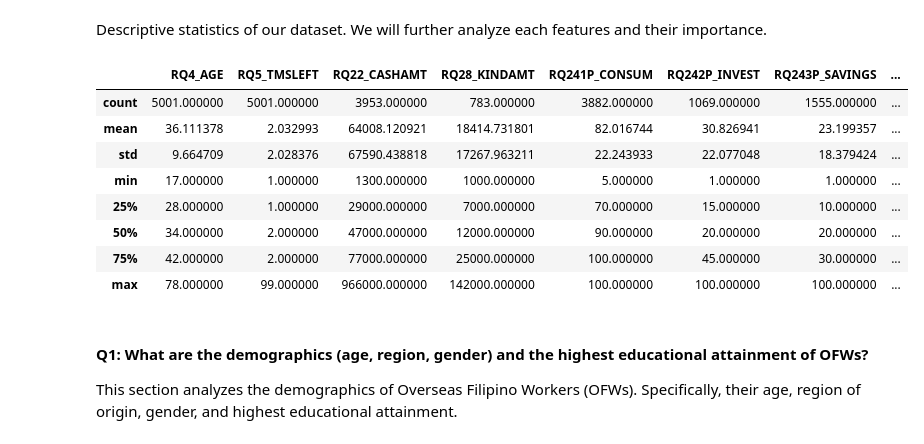
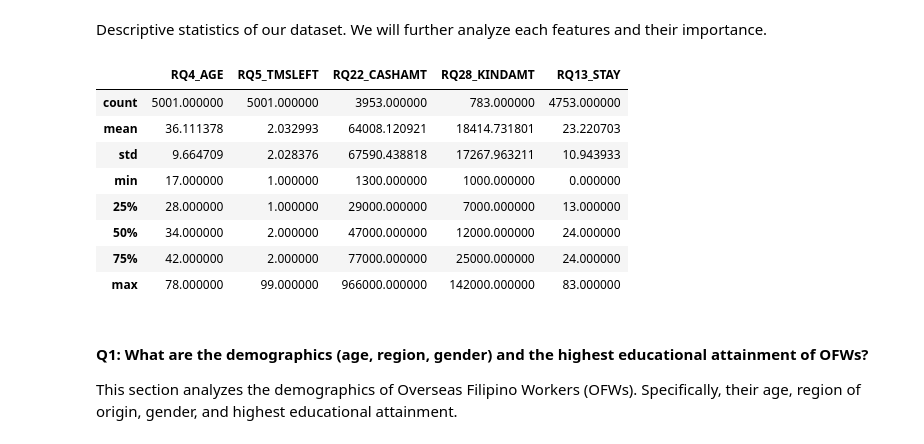
Before and after one commit to almiravelas/CSMODEL, a Jupyter notebook: Phase1_cy.ipynb, the cells around one changed output. Cells and saved outputs as stored; diff of their text form; code cells hidden in the pictures.

```diff
--- a/Phase1_cy.ipynb
+++ b/Phase1_cy.ipynb
@@ -306,6 +335,7 @@ Boolean values are also encoded as an integer, most of them using values of 1 fo
 # convert values to a bool
 data["RQ14_INDWORK"] = data["RQ14_INDWORK"].map({1: 1, 2: 0}).astype("boolean")
 data["RQ17_RET"] = data["RQ17_RET"].map({1: 1, 2: 0, 9: 0}).astype("boolean")
+data["RQ21_CASHREM"] = data["RQ21_CASHREM"].map({1: 1, 2: 0}).astype("boolean")
 data["RQ25_RET6MOS"] = data["RQ25_RET6MOS"].map({1: 1, 2: 0}).astype("boolean")
 data["RP6M_IND"] = data["RP6M_IND"].map({1: 1, 2: 0}).astype("boolean")
 data["RQ241C_CONSUM"] = data["RQ241C_CONSUM"].map({None: 0, 1: 1}).astype("boolean")
@@ -388,19 +633,21 @@ data.tail()
 Descriptive statistics of our dataset. We will further analyze each features and their importance.
 # %%
 description = data.drop("RQ13_STAY", axis=1).describe()
-description = data[["RQ4_AGE", "RQ5_TMSLEFT", "RQ22_CASHAMT", "RQ28_KINDAMT", "RQ241P_CONSUM", "RQ242P_INVEST", "RQ243P_SAVINGS", "RQ244P_GIFT", "RQ245P_OTHERS"]].describe()
+description = data[["RQ4_AGE", "RQ5_TMSLEFT", "RQ22_CASHAMT", "RQ28_KINDAMT"]].describe()
+
+# because otherwise infinities would cause an error
 description["RQ13_STAY"] = data.replace([np.inf, -np.inf], np.nan).dropna(subset=["RQ13_STAY"], how="all")["RQ13_STAY"].describe()
 description
 # %% [output]
-|  | RQ4_AGE | RQ5_TMSLEFT | RQ22_CASHAMT | RQ28_KINDAMT | RQ241P_CONSUM | RQ242P_INVEST | RQ243P_SAVINGS | ... |
-| count | 5001.000000 | 5001.000000 | 3953.000000 | 783.000000 | 3882.000000 | 1069.000000 | 1555.000000 | ... |
-| mean | 36.111378 | 2.032993 | 64008.120921 | 18414.731801 | 82.016744 | 30.826941 | 23.199357 | ... |
-| std | 9.664709 | 2.028376 | 67590.438818 | 17267.963211 | 22.243933 | 22.077048 | 18.379424 | ... |
-| min | 17.000000 | 1.000000 | 1300.000000 | 1000.000000 | 5.000000 | 1.000000 | 1.000000 | ... |
-| 25% | 28.000000 | 1.000000 | 29000.000000 | 7000.000000 | 70.000000 | 15.000000 | 10.000000 | ... |
-| 50% | 34.000000 | 2.000000 | 47000.000000 | 12000.000000 | 90.000000 | 20.000000 | 20.000000 | ... |
-| 75% | 42.000000 | 2.000000 | 77000.000000 | 25000.000000 | 100.000000 | 45.000000 | 30.000000 | ... |
-| max | 78.000000 | 99.000000 | 966000.000000 | 142000.000000 | 100.000000 | 100.000000 | 100.000000 | ... |
+|  | RQ4_AGE | RQ5_TMSLEFT | RQ22_CASHAMT | RQ28_KINDAMT | RQ13_STAY |
+| count | 5001.000000 | 5001.000000 | 3953.000000 | 783.000000 | 4753.000000 |
+| mean | 36.111378 | 2.032993 | 64008.120921 | 18414.731801 | 23.220703 |
+| std | 9.664709 | 2.028376 | 67590.438818 | 17267.963211 | 10.943933 |
+| min | 17.000000 | 1.000000 | 1300.000000 | 1000.000000 | 0.000000 |
+| 25% | 28.000000 | 1.000000 | 29000.000000 | 7000.000000 | 13.000000 |
+| 50% | 34.000000 | 2.000000 | 47000.000000 | 12000.000000 | 24.000000 |
+| 75% | 42.000000 | 2.000000 | 77000.000000 | 25000.000000 | 24.000000 |
+| max | 78.000000 | 99.000000 | 966000.000000 | 142000.000000 | 83.000000 |
 # %% [markdown]
 #### Q1: What are the demographics (age, region, gender) and the highest educational attainment of OFWs?
 This section analyzes the demographics of Overseas Filipino Workers (OFWs). Specifically, their age, region of origin, gender, and highest educational attainment.
```
Also changed, not shown: parts of 26 cells of this notebook.
